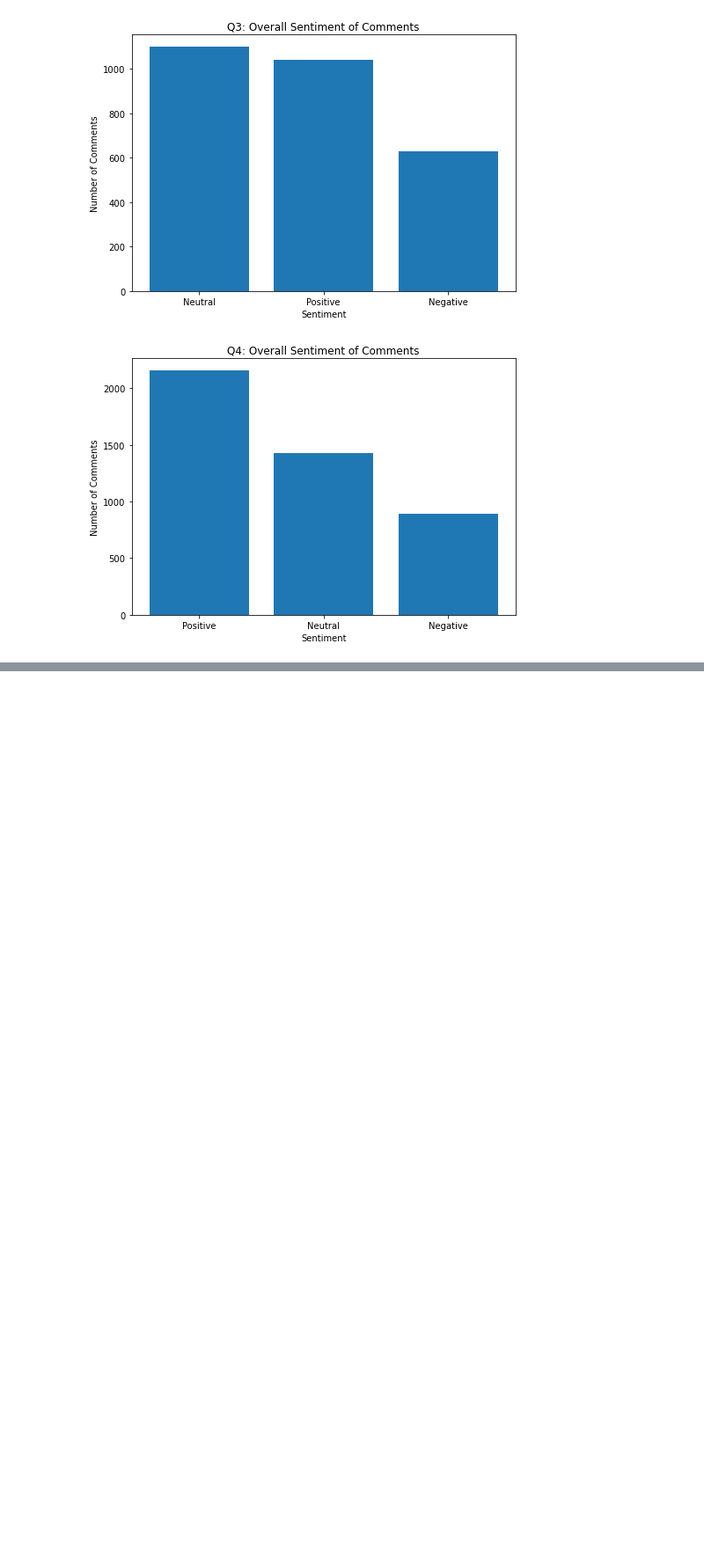
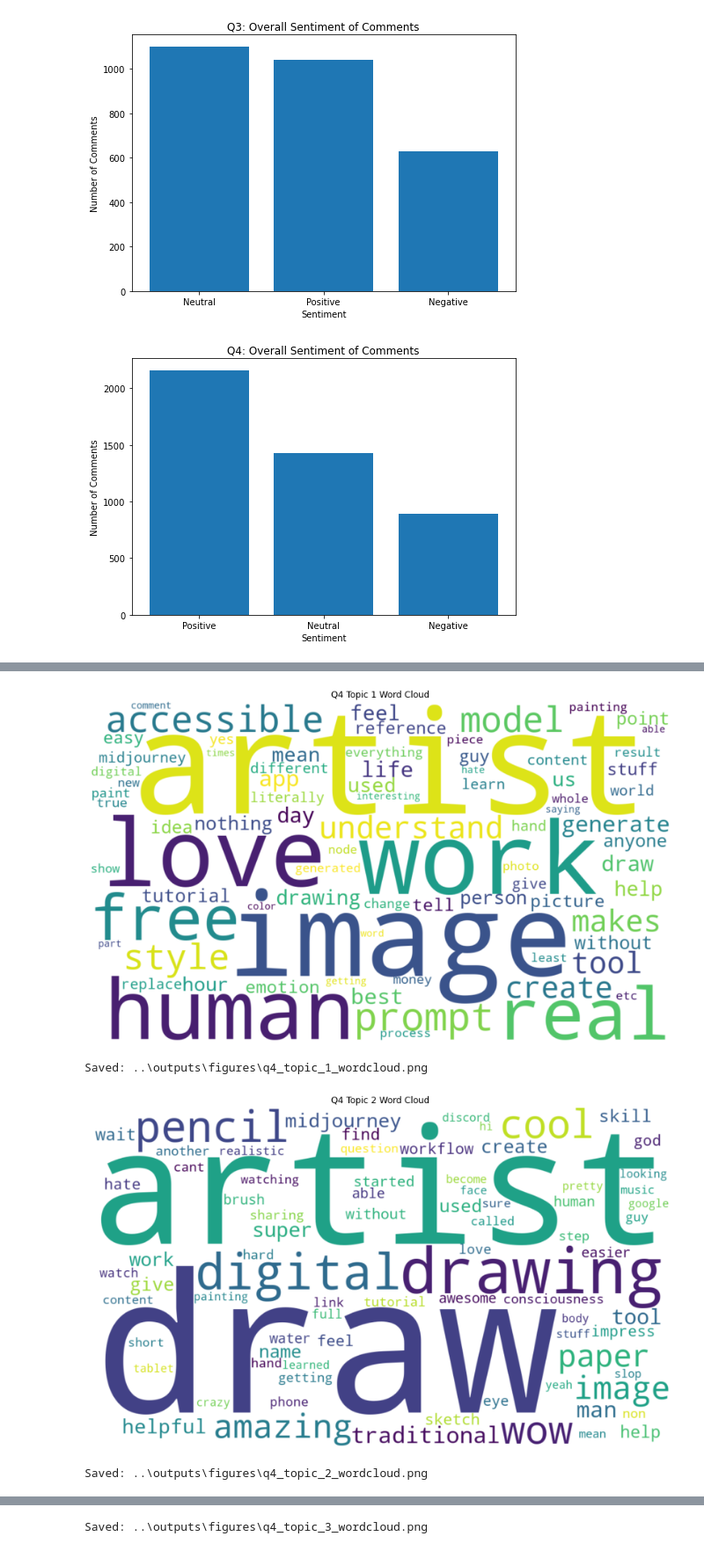
Before and after one commit to Ollie265/Assignment-2-Choose-Your-Own-Analysis, a Jupyter notebook: AI_Art_Assignment/notebooks/data_analysis.ipynb, the cells around one changed output, grey strips where cells are left out. Shown at 88% size. Saved outputs shown, nothing was run; the diff lists cells and outputs as text; code cells hidden in the pictures; blank space fills up the shorter version.

```diff
--- a/AI_Art_Assignment/notebooks/data_analysis.ipynb
+++ b/AI_Art_Assignment/notebooks/data_analysis.ipynb
@@ -551,0 +618,12 @@ Q4 Topics
+# %%
+#create word clouds for Q4
+create_topic_wordclouds(
+    q4_topics_df,
+    dataset_name="Q4",
+    output_prefix="q4"
+)
+# %% [output]
+[figure, added]
+Saved: ..\outputs\figures\q4_topic_1_wordcloud.png
+[figure, added]
+Saved: ..\outputs\figures\q4_topic_2_wordcloud.png
@@ -551,0 +631 @@ Q4 Topics
+Saved: ..\outputs\figures\q4_topic_3_wordcloud.png
```
Also changed, not shown: parts of 13 cells of this notebook.
